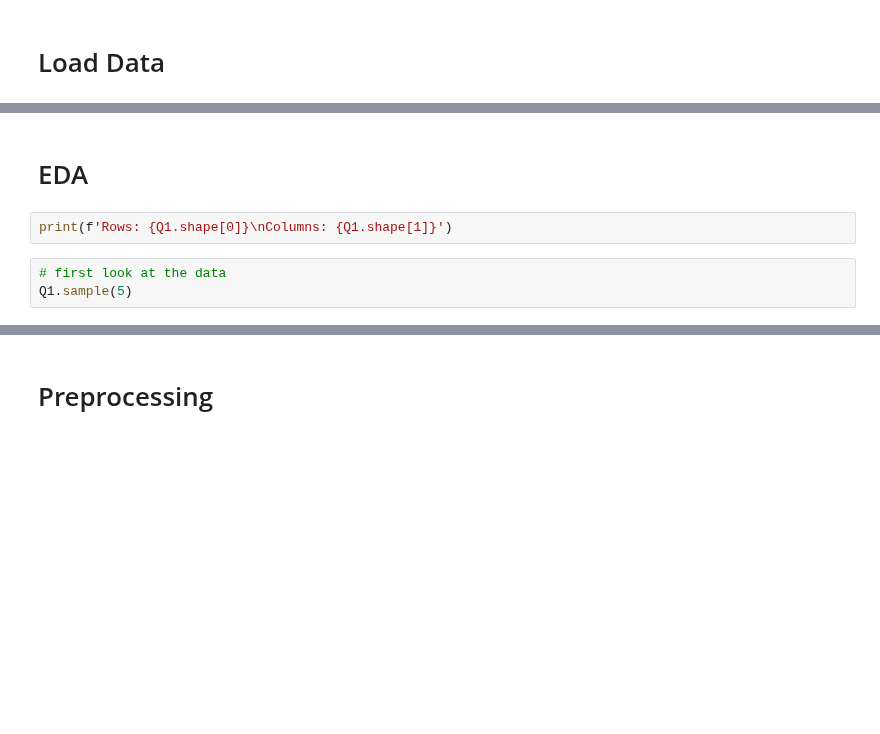
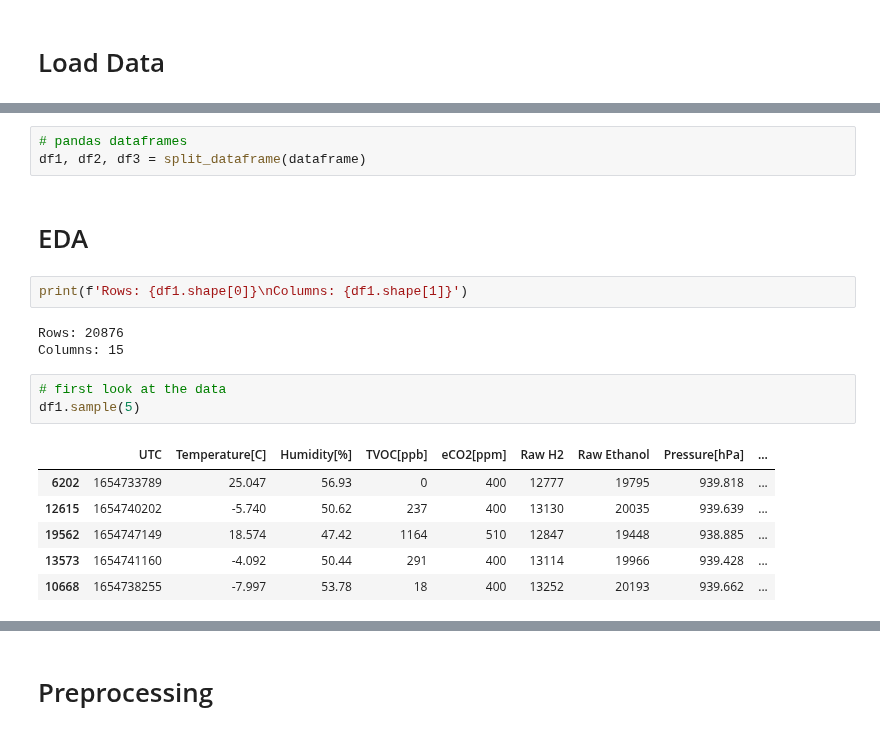
Before and after one commit to dropthedave/MLOps_Project, a Jupyter notebook: Notebook_Lukas.ipynb, the cells around one changed output, grey strips where cells are left out. Cells and saved outputs as stored; diff of their text form; blank space fills up the shorter version.

```diff
--- a/Notebook_Lukas.ipynb
+++ b/Notebook_Lukas.ipynb
@@ -80,10 +69,23 @@ Q1, Q2, Q3, Q4 = split_dataframe(dataframe=dataframe, method='quarterly')
+# %%
+# pandas dataframes
+df1, df2, df3 = split_dataframe(dataframe)
 # %% [markdown]
 # EDA
 # %%
-print(f'Rows: {Q1.shape[0]}\nColumns: {Q1.shape[1]}')
+print(f'Rows: {df1.shape[0]}\nColumns: {df1.shape[1]}')
+# %% [output]
+Rows: 20876
+Columns: 15
 # %%
 # first look at the data
-Q1.sample(5)
+df1.sample(5)
+# %% [output]
+|  | UTC | Temperature[C] | Humidity[%] | TVOC[ppb] | eCO2[ppm] | Raw H2 | Raw Ethanol | Pressure[hPa] | ... |
+| 6202 | 1654733789 | 25.047 | 56.93 | 0 | 400 | 12777 | 19795 | 939.818 | ... |
+| 12615 | 1654740202 | -5.740 | 50.62 | 237 | 400 | 13130 | 20035 | 939.639 | ... |
+| 19562 | 1654747149 | 18.574 | 47.42 | 1164 | 510 | 12847 | 19448 | 938.885 | ... |
+| 13573 | 1654741160 | -4.092 | 50.44 | 291 | 400 | 13114 | 19966 | 939.428 | ... |
+| 10668 | 1654738255 | -7.997 | 53.78 | 18 | 400 | 13252 | 20193 | 939.662 | ... |
 # %%
 # descriptive statistics, data types and missing values
 def dataset_infos(dataframe):
```
Also changed, not shown: parts of 91 cells of this notebook.
